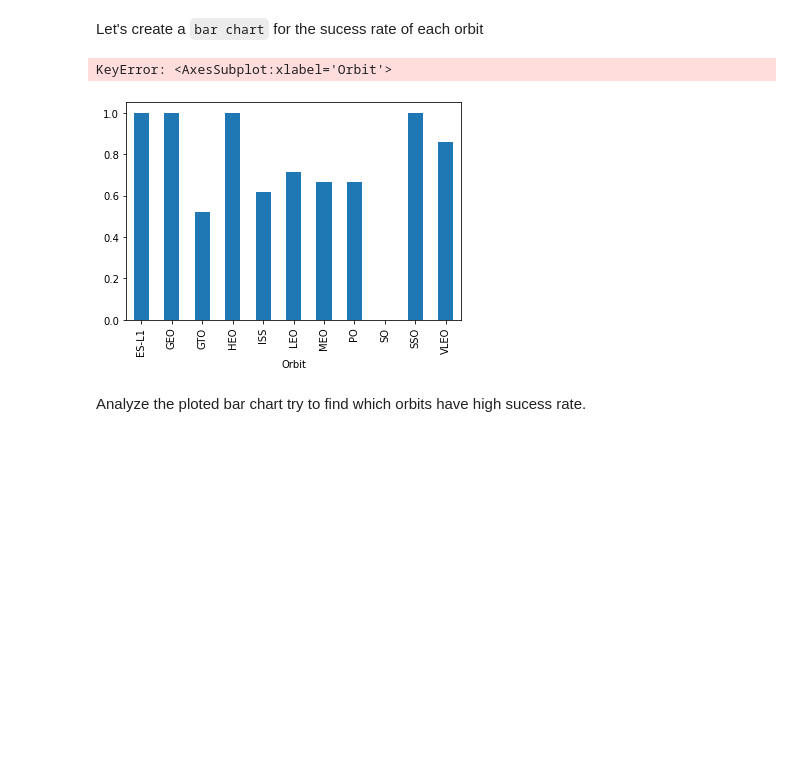
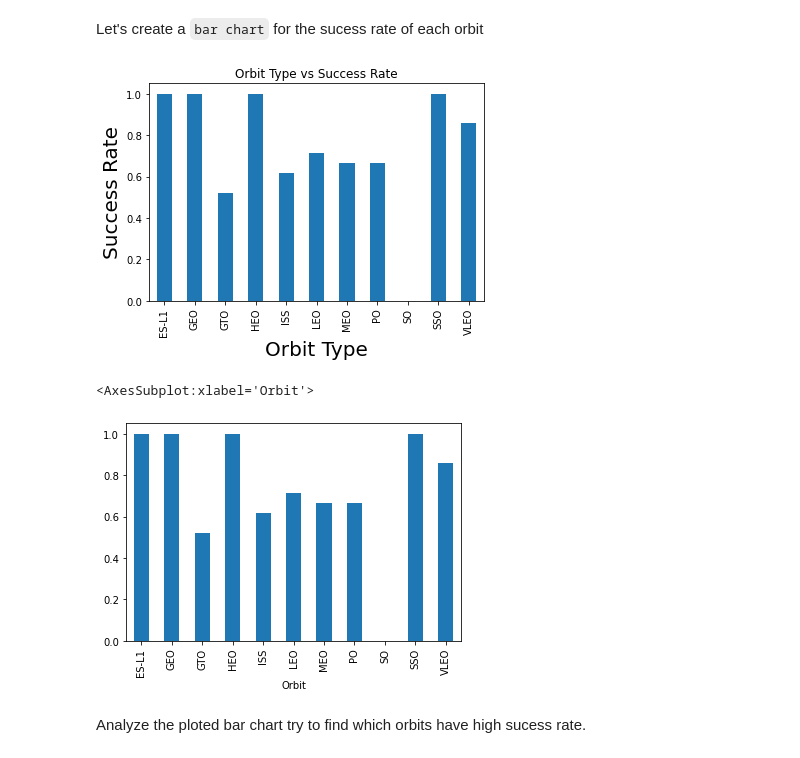
Before and after one commit to burmesepython2020/CapstoneProject, a Jupyter notebook: EDA with Visualization.ipynb, the cells around one changed output. Drawn from its saved outputs; the diff is of its cells as text; code cells hidden in the pictures; blank space fills up the shorter version.

```diff
--- a/EDA with Visualization.ipynb
+++ b/EDA with Visualization.ipynb
@@ -114,16 +114,17 @@ Let's create a `bar chart` for the sucess rate of each orbit
 # %%
 # HINT use groupby method on Orbit column and get the mean of Class column
 
-
-df.plot(x = df.groupby(['Orbit']).mean()['Class'].plot(kind='bar'), y = df['Class'].mean(), data = df)
+df.groupby(['Orbit']).mean()['Class'].plot(kind='bar')
+#df.plot(x = df.groupby(['Orbit']).mean()['Class'].plot(kind='bar'), y = df['Class'].mean(), data = df)
 plt.xlabel("Orbit Type",fontsize=20)
 plt.ylabel("Success Rate",fontsize=20)
 plt.title("Orbit Type vs Success Rate")
 plt.show()
 df.groupby(['Orbit']).mean()['Class'].plot(kind='bar')
 # %% [output]
+[figure, new version]
-KeyError: <AxesSubplot:xlabel='Orbit'>
+<AxesSubplot:xlabel='Orbit'>
-[figure, old version]
+[figure, added]
 # %% [markdown]
 Analyze the ploted bar chart try to find which orbits have high sucess rate.
 # %% [markdown]
```
Also changed, not shown: parts of 1 cell of this notebook.
